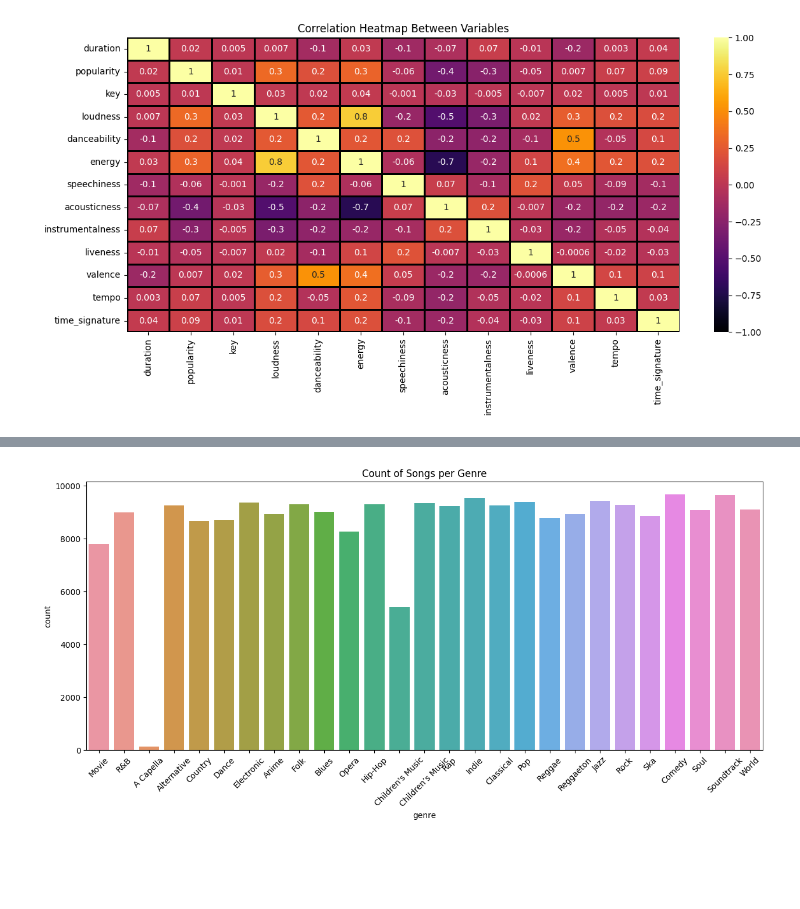
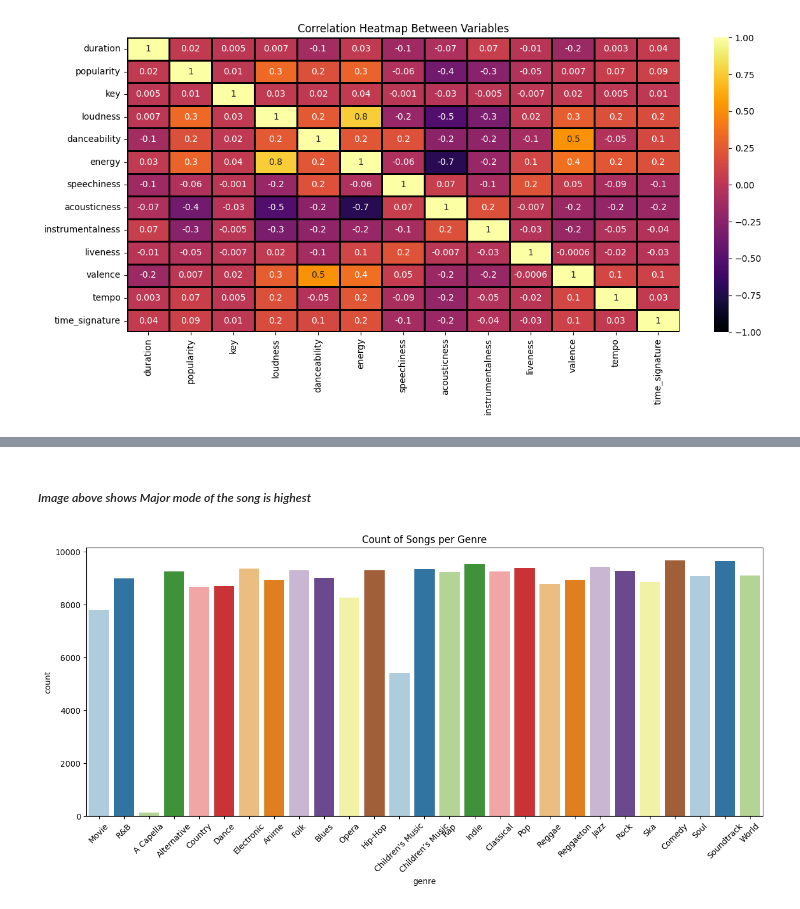
Before and after one commit to Bandoh/Data-Science-Projects, a Jupyter notebook: Music Analysis/01/start.ipynb, the cells around one changed output, grey strips where cells are left out. Drawn from its saved outputs; the diff is of its cells as text; code cells hidden in the pictures; blank space fills up the shorter version.

```diff
--- a/Music Analysis/01/start.ipynb
+++ b/Music Analysis/01/start.ipynb
@@ -199,8 +286,10 @@ plt.show()
+# %% [markdown]
+#####  _Image above shows Major mode of the song is highest_
 # %%
 plt.figure(figsize=(15, 6))
-sns.countplot(data=df_artist,x='genre')
+sns.countplot(data=df_artist,x='genre',palette="Paired")
 plt.title("Count of Songs per Genre")
 plt.xticks(rotation=45)
 plt.show()
 # %% [output]
-[figure, old version]
+[figure, new version]
```
Also changed, not shown: parts of 32 cells of this notebook.
